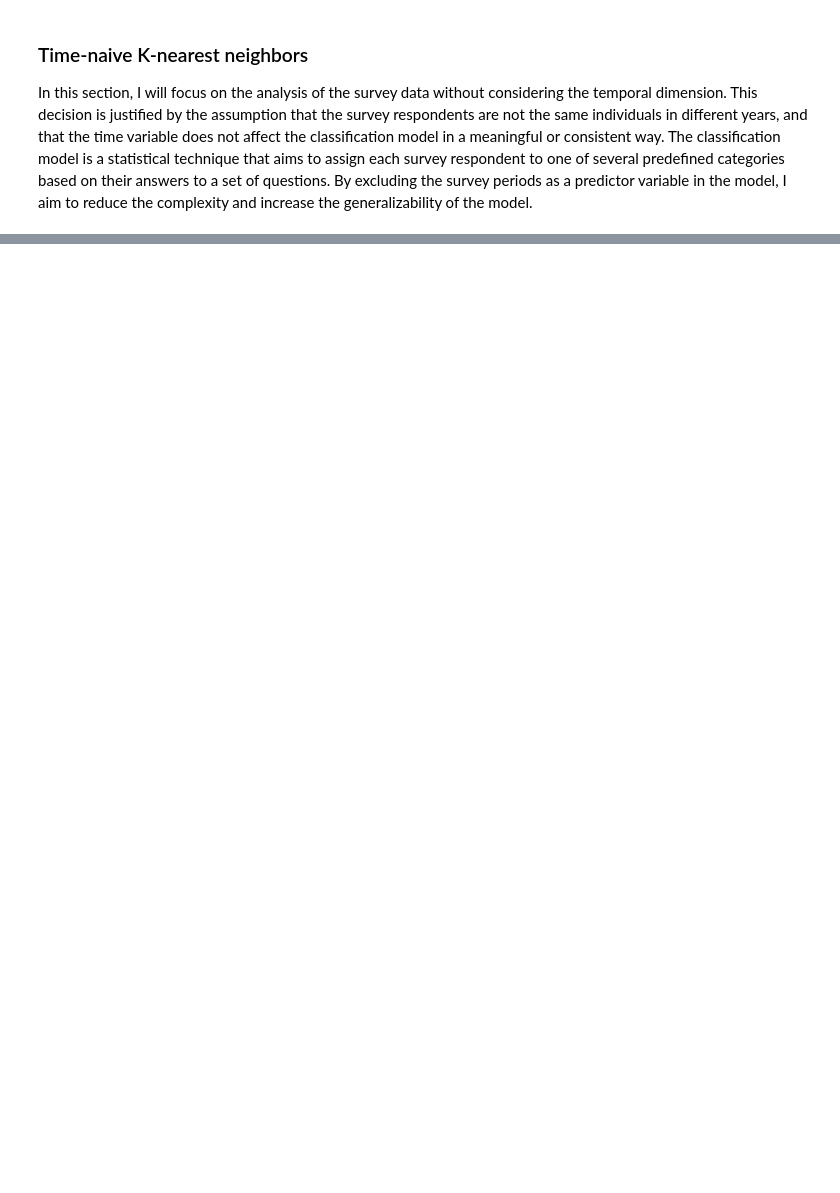
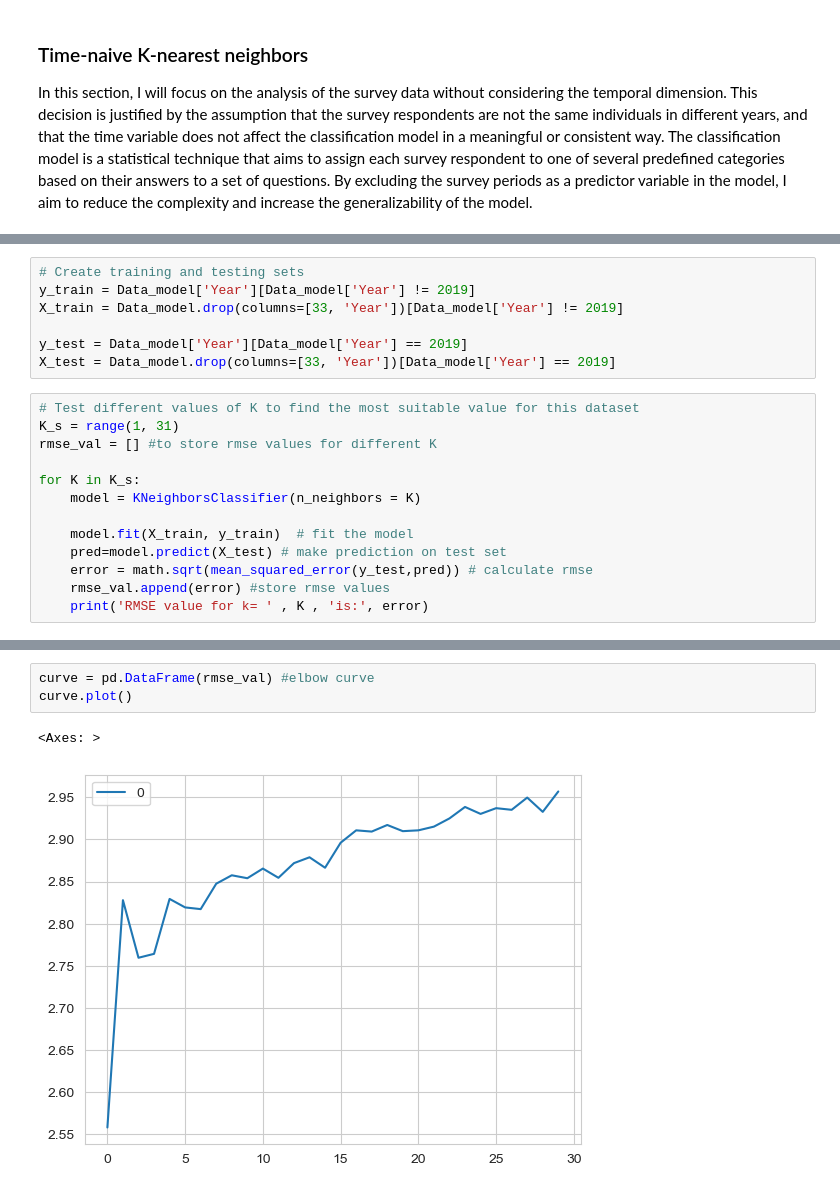
Before and after one commit to 2HO4/MentalHealth, a Jupyter notebook: DataAnalysis_MentalHealth.ipynb, the cells around one changed output, grey strips where cells are left out. Saved outputs shown, nothing was run; the diff lists cells and outputs as text; blank space fills up the shorter version.

```diff
--- a/DataAnalysis_MentalHealth.ipynb
+++ b/DataAnalysis_MentalHealth.ipynb
@@ -1050,0 +1157,20 @@ In contrast to the previous section, where I ignored the temporal dimension of t
+# %%
+# Create training and testing sets
+y_train = Data_model['Year'][Data_model['Year'] != 2019]
+X_train = Data_model.drop(columns=[33, 'Year'])[Data_model['Year'] != 2019]
+
+y_test = Data_model['Year'][Data_model['Year'] == 2019]
+X_test = Data_model.drop(columns=[33, 'Year'])[Data_model['Year'] == 2019]
+# %%
+# Test different values of K to find the most suitable value for this dataset
+K_s = range(1, 31)
+rmse_val = [] #to store rmse values for different K
+
+for K in K_s:
+    model = KNeighborsClassifier(n_neighbors = K)
+
+    model.fit(X_train, y_train)  # fit the model
+    pred=model.predict(X_test) # make prediction on test set
+    error = math.sqrt(mean_squared_error(y_test,pred)) # calculate rmse
+    rmse_val.append(error) #store rmse values
+    print('RMSE value for k= ' , K , 'is:', error)
@@ -1050,0 +1195,6 @@ In contrast to the previous section, where I ignored the temporal dimension of t
+# %%
+curve = pd.DataFrame(rmse_val) #elbow curve
+curve.plot()
+# %% [output]
+<Axes: >
+[figure, added]
```
Also changed, not shown: parts of 23 cells of this notebook, 3 other files.
